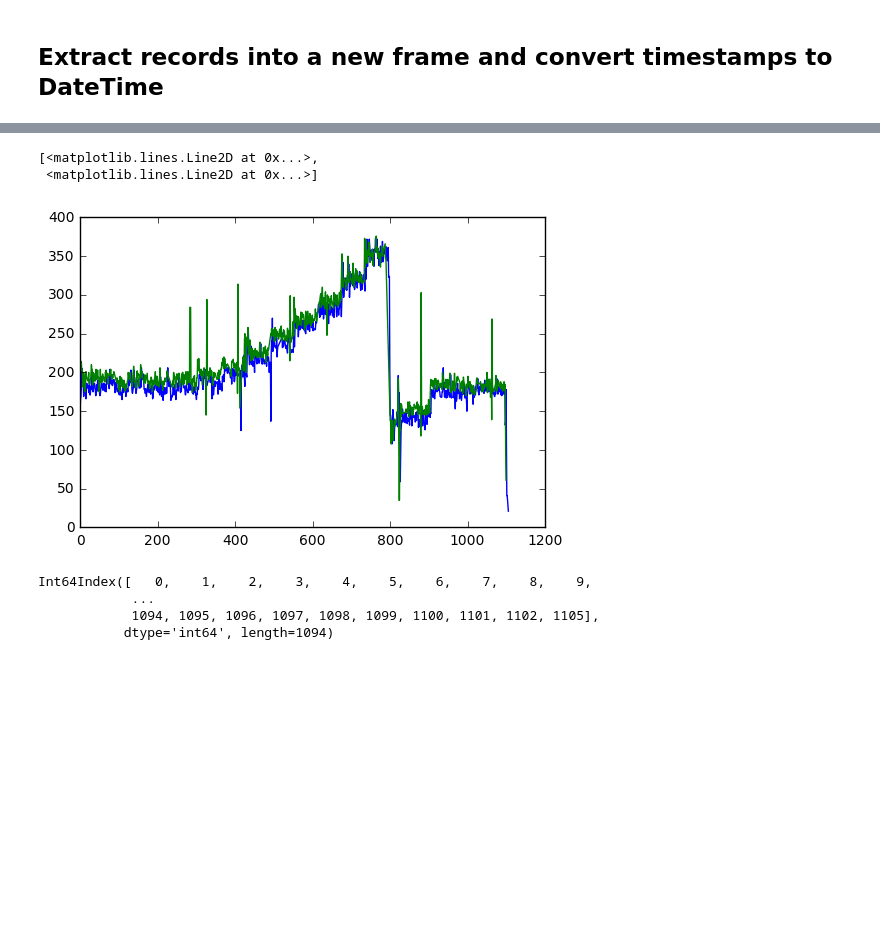
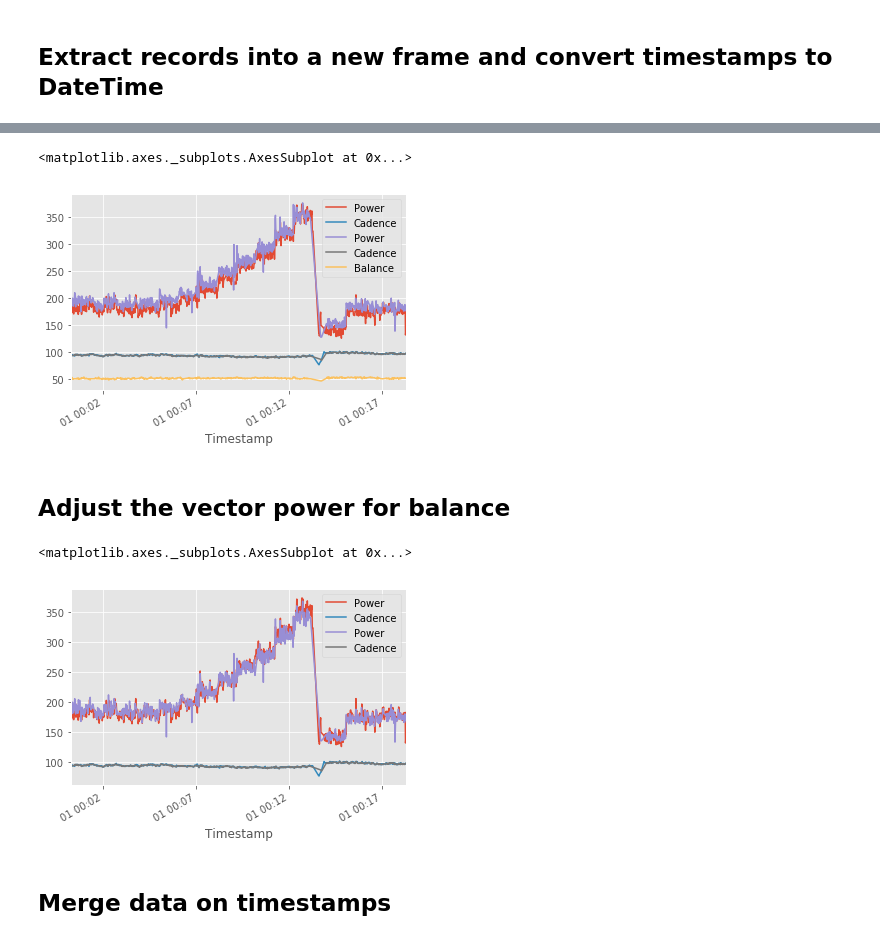
Before and after one commit to sladkovm/GarminVector_vs_StagesPower, a Jupyter notebook: read_in_csv.ipynb, the cells around one changed output, grey strips where cells are left out. Drawn from its saved outputs; the diff is of its cells as text; code cells hidden in the pictures; blank space fills up the shorter version.

```diff
--- a/read_in_csv.ipynb
+++ b/read_in_csv.ipynb
@@ -149,15 +97,28 @@ vector.plot(y=['Power', 'Cadence', 'Balance'])
-# %%
-import matplotlib.pyplot as plt
-plt.plot(stages.index, stages['Power'],
-        vector.index, vector['Power'])
-# %% [output]
-[<matplotlib.lines.Line2D at 0x...>,
- <matplotlib.lines.Line2D at 0x...>]
-[figure, removed]
-# %%
-stages.index
-# %% [output]
-Int64Index([   0,    1,    2,    3,    4,    5,    6,    7,    8,    9,
-            ...
-            1094, 1095, 1096, 1097, 1098, 1099, 1100, 1101, 1102, 1105],
-           dtype='int64', length=1094)
+# %%
+def index_3rolling_std(s):
+    diff = s - s.rolling(10).mean()
+    std = np.std(diff)
+    return np.abs(diff) < 3*std
+# %%
+## Remove low cadence
+stages_records = stages_records[stages_records['Cadence'] > 60.0]
+vector_records = vector_records[vector_records['Cadence'] > 60.0]
+## For vector leave only balance in the range 45..55
+vector_records = vector_records[(vector_records['Balance'] > 45.0) & (vector_records['Balance'] < 55.0)]
+## Remove very low power readings
+stages_records = stages_records[stages_records['Power'] > 50.0]
+vector_records = vector_records[vector_records['Power'] > 50.0]
+## Remove power outliers using rolling window filtering: 3*sigma criteria
+stages_records = stages_records[index_3rolling_std(stages_records['Power'])]
+vector_records = vector_records[index_3rolling_std(vector_records['Power'])]
+## Remove cadence outliers using rolling window filtering: 3*sigma criteria
+stages_records = stages_records[index_3rolling_std(stages_records['Cadence'])]
+vector_records = vector_records[index_3rolling_std(vector_records['Cadence'])]
+# %%
+ax1 = stages_records.plot()
+vector_records.plot(ax=ax1)
+# %% [output]
+<matplotlib.axes._subplots.AxesSubplot at 0x...>
+[figure, added]
+# %% [markdown]
+## Adjust the vector power for balance
@@ -163,0 +129,8 @@ Int64Index([   0,    1,    2,    3,    4,    5,    6,    7,    8,    9,
+# %%
+ax1 = stages_records.plot()
+vector_records.plot(ax=ax1)
+# %% [output]
+<matplotlib.axes._subplots.AxesSubplot at 0x...>
+[figure, added]
+# %% [markdown]
+## Merge data on timestamps
```
Also changed, not shown: parts of 25 cells of this notebook, 1 other file.
